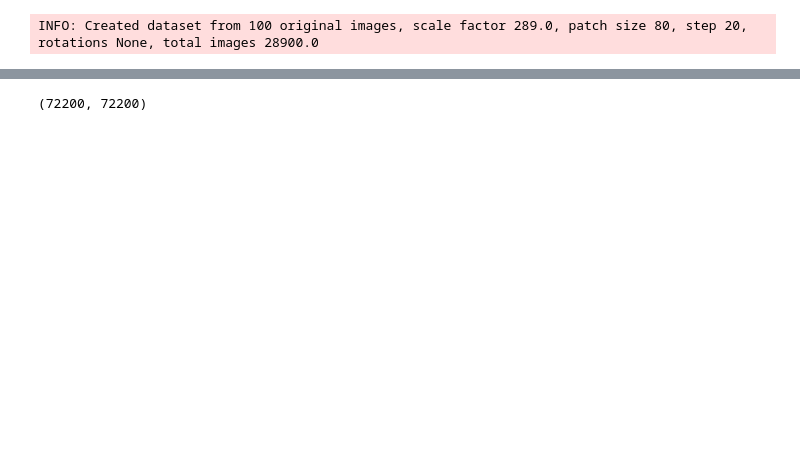
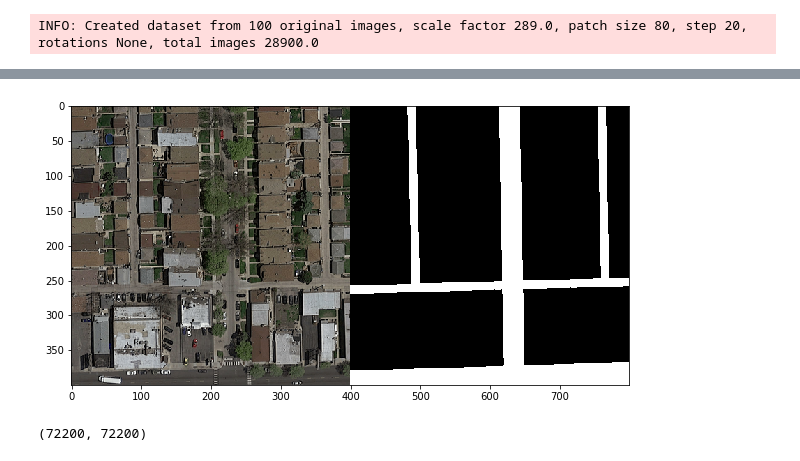
Before and after one commit to ehoelzl/ML_course, a Jupyter notebook: projects/project2/project_road_segmentation/torch_unet/Torch.ipynb, the cells around one changed output, grey strips where cells are left out. Drawn from its saved outputs; the diff is of its cells as text; code cells hidden in the pictures; blank space fills up the shorter version.

```diff
--- a/projects/project2/project_road_segmentation/torch_unet/Torch.ipynb
+++ b/projects/project2/project_road_segmentation/torch_unet/Torch.ipynb
@@ -148,3 +57,12 @@ show_side_by_side(img, post_process_prediction(np.uint8(mask)))
+# %%
+from torch_unet.data_augmentation import StochasticAugmentation
+s = StochasticAugmentation(0.5)
+# %%
+img_a, mask_a = s.augment_image(img, mask)
+# %%
+show_side_by_side(img_a, mask_a)
+# %% [output]
+[figure, added]
 # %%
 import pandas as pd
 import matplotlib.image as mpimg
```
Also changed, not shown: parts of 28 cells of this notebook, 7 other files.
